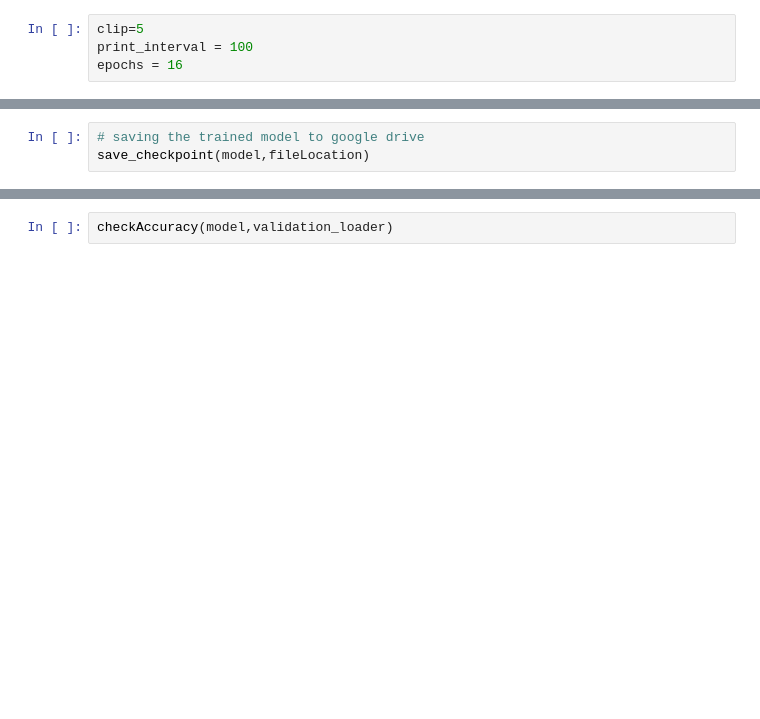
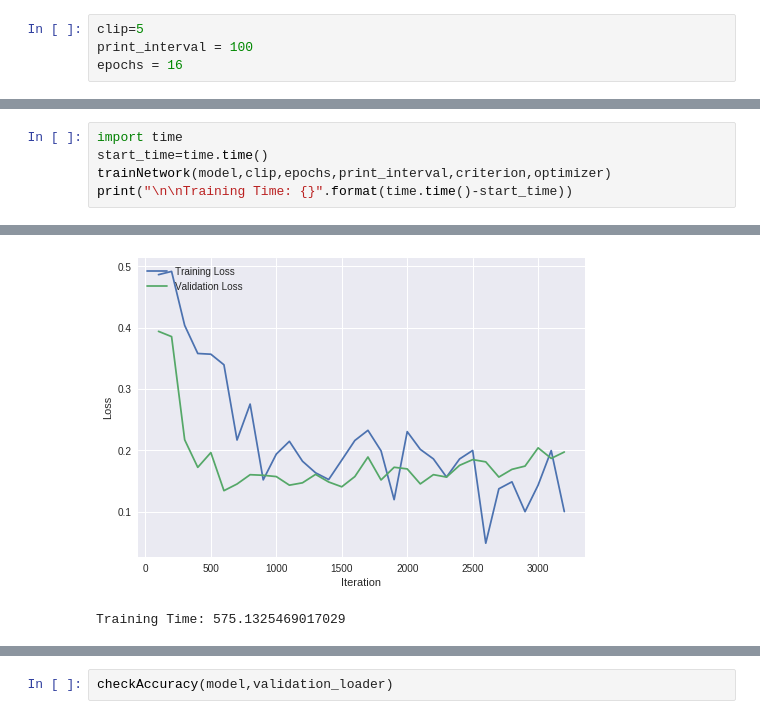
Before and after one commit to 3ZadeSSG/Minor-Project-Sentiment-Analysis, a Jupyter notebook: Sentiment_Analysis_using_Stanford_AI_Dataset.ipynb, the cells around one changed output, grey strips where cells are left out. Cells and saved outputs as stored; diff of their text form; blank space fills up the shorter version.

```diff
--- a/Sentiment_Analysis_using_Stanford_AI_Dataset.ipynb
+++ b/Sentiment_Analysis_using_Stanford_AI_Dataset.ipynb
@@ -353,3 +332,6 @@ Epoch: 16       Iteration: 3200 Training Loss: 0.1794273        Validation Loss:
-# %%
-# saving the trained model to google drive
-save_checkpoint(model,fileLocation)
+# %%
+import time
+start_time=time.time()
+trainNetwork(model,clip,epochs,print_interval,criterion,optimizer)
+print("\n\nTraining Time: {}".format(time.time()-start_time))
+# %% [output]
@@ -356,3 +355,5 @@ save_checkpoint(model,fileLocation)
+[figure, added]
+Training Time: 575.1325469017029
 # %%
 checkAccuracy(model,test_loader)
 # %% [output]
```
Also changed, not shown: parts of 5 cells of this notebook.
